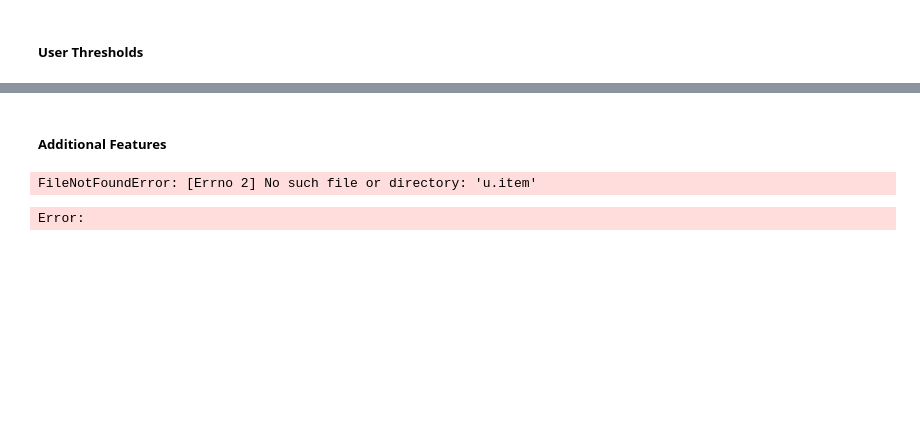
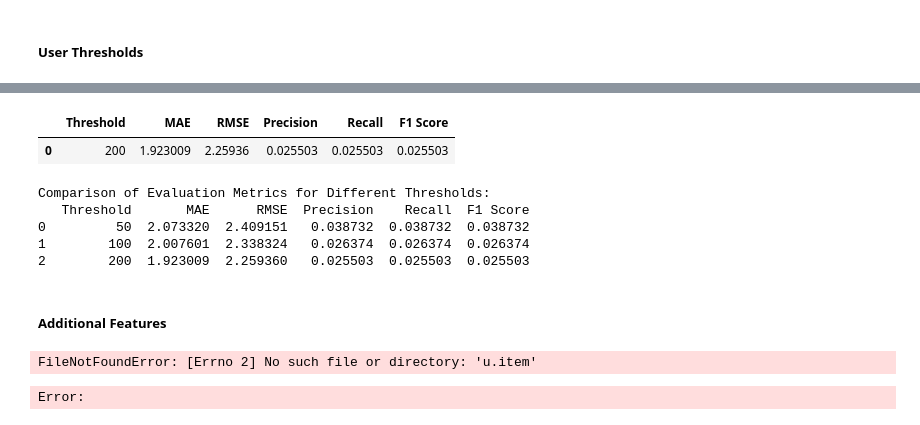
Before and after one commit to ChoutouriadiKaterina/Big_Data_2024, a Jupyter notebook: Working_Christoforos.ipynb, the cells around one changed output, grey strips where cells are left out. Cells and saved outputs as stored; diff of their text form; code cells hidden in the pictures; blank space fills up the shorter version.

```diff
--- a/Working_Christoforos.ipynb
+++ b/Working_Christoforos.ipynb
@@ -1077,3 +1110,44 @@ F1 Score: 0.0318
+# %%
+# Calculate user counts
+user_counts = ratings['user_id'].value_counts()
+
+# Filter users with at least 200 ratings
+active_users = user_counts[user_counts >= 200].index
+filtered_data = ratings[ratings['user_id'].isin(active_users)]
+
+# Create a user-item matrix
+filtered_user_item_matrix = filtered_data.pivot(index='user_id', columns='item_id', values='rating').fillna(0)
+
+# Split the data into train and test matrices
+train_matrix_filtered, test_matrix_filtered = mask_matrix(filtered_user_item_matrix.values, test_size=0.2,random_state=42)
+
+# Compute user similarity using cosine similarity
+filtered_user_similarity = cosine_similarity(train_matrix_filtered)
+
+# Predict ratings using collaborative filtering
+filtered_predicted_matrix = predict_ratings(train_matrix_filtered, filtered_user_similarity, k=5)
+
+# Evaluate the predictions
+filtered_mae, filtered_rmse, filtered_precision, filtered_recall, filtered_f1 = evaluate(test_matrix_filtered, filtered_predicted_matrix, k=5)
+
+results_df_200 = pd.DataFrame({"Threshold": [200],"MAE": [filtered_mae], "RMSE": [filtered_rmse],"Precision": [filtered_precision],"Recall": [filtered_recall],"F1 Score": [filtered_f1]})
+results_df_200
+# %% [output]
+|  | Threshold | MAE | RMSE | Precision | Recall | F1 Score |
+| 0 | 200 | 1.923009 | 2.25936 | 0.025503 | 0.025503 | 0.025503 |
+# %%
+# Combine the three results dataframes into 1
+aggregate_results_df = pd.concat([results_df_50, results_df_100, results_df_200], ignore_index=True)
+
+# Display the aggregated DataFrame
+print("Comparison of Evaluation Metrics for Different Thresholds:")
+print(aggregate_results_df)
+# %% [output]
+Comparison of Evaluation Metrics for Different Thresholds:
+   Threshold       MAE      RMSE  Precision    Recall  F1 Score
+0         50  2.073320  2.409151   0.038732  0.038732  0.038732
+1        100  2.007601  2.338324   0.026374  0.026374  0.026374
+2        200  1.923009  2.259360   0.025503  0.025503  0.025503
 # %% [markdown]
 ##### Additional Features
 # %%
```
Also changed, not shown: parts of 8 cells of this notebook.
